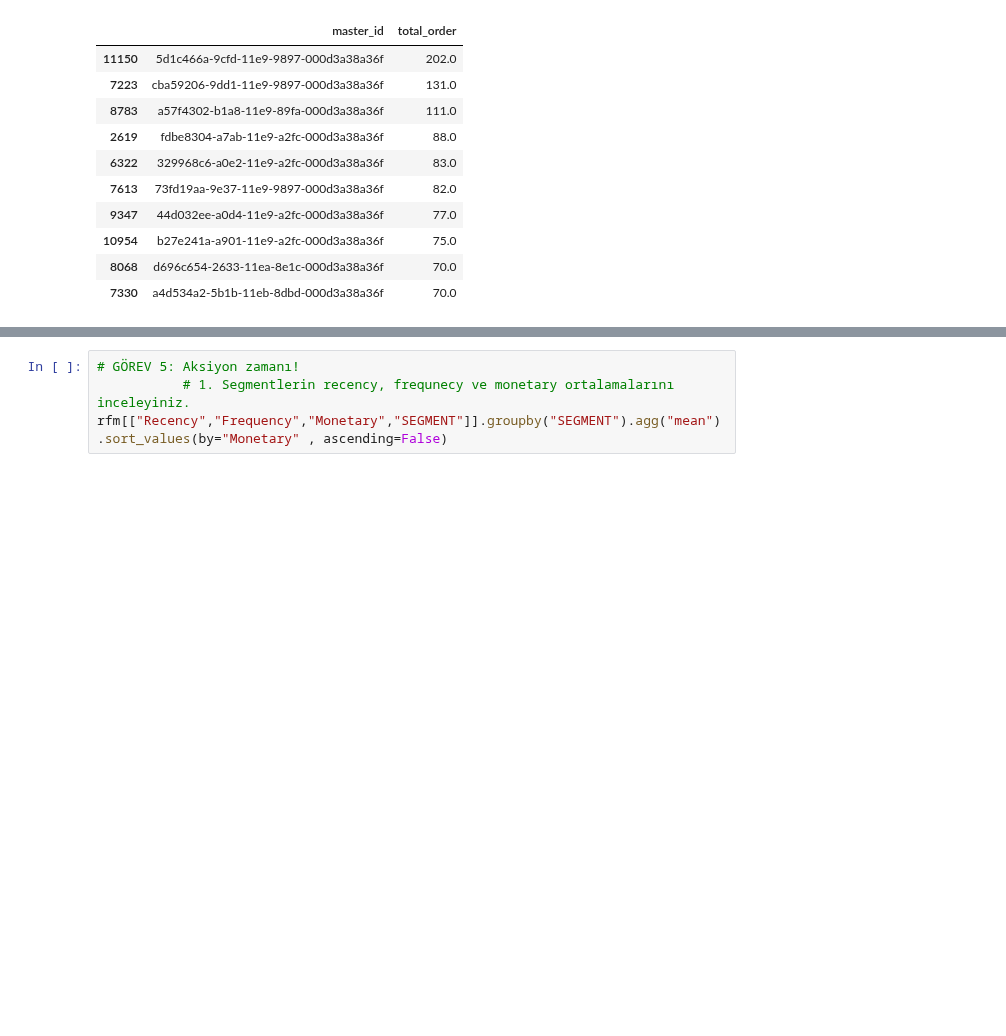
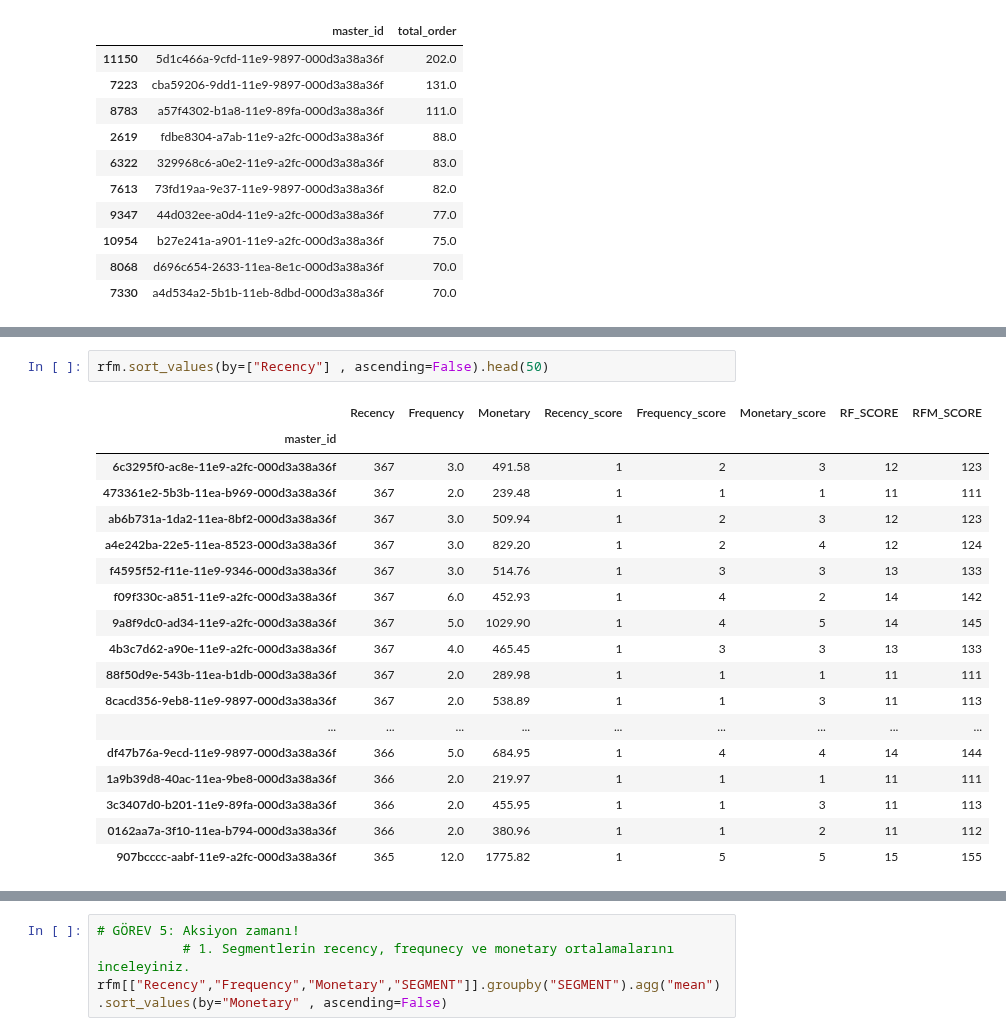
Before and after one commit to ms60/miuul-rfm-hw, a Jupyter notebook: miuul-rfm-hw.ipynb, the cells around one changed output, grey strips where cells are left out. Saved outputs shown, nothing was run; the diff lists cells and outputs as text; blank space fills up the shorter version.

```diff
--- a/miuul-rfm-hw.ipynb
+++ b/miuul-rfm-hw.ipynb
@@ -238,3 +314,24 @@ rfm.head()
+# %%
+rfm.sort_values(by=["Recency"] , ascending=False).head(50)
+# %% [output]
+|  | Recency | Frequency | Monetary | Recency_score | Frequency_score | Monetary_score | RF_SCORE | RFM_SCORE |
+| master_id |  |  |  |  |  |  |  |  |
+| 6c3295f0-ac8e-11e9-a2fc-000d3a38a36f | 367 | 3.0 | 491.58 | 1 | 2 | 3 | 12 | 123 |
+| 473361e2-5b3b-11ea-b969-000d3a38a36f | 367 | 2.0 | 239.48 | 1 | 1 | 1 | 11 | 111 |
+| ab6b731a-1da2-11ea-8bf2-000d3a38a36f | 367 | 3.0 | 509.94 | 1 | 2 | 3 | 12 | 123 |
+| a4e242ba-22e5-11ea-8523-000d3a38a36f | 367 | 3.0 | 829.20 | 1 | 2 | 4 | 12 | 124 |
+| f4595f52-f11e-11e9-9346-000d3a38a36f | 367 | 3.0 | 514.76 | 1 | 3 | 3 | 13 | 133 |
+| f09f330c-a851-11e9-a2fc-000d3a38a36f | 367 | 6.0 | 452.93 | 1 | 4 | 2 | 14 | 142 |
+| 9a8f9dc0-ad34-11e9-a2fc-000d3a38a36f | 367 | 5.0 | 1029.90 | 1 | 4 | 5 | 14 | 145 |
+| 4b3c7d62-a90e-11e9-a2fc-000d3a38a36f | 367 | 4.0 | 465.45 | 1 | 3 | 3 | 13 | 133 |
+| 88f50d9e-543b-11ea-b1db-000d3a38a36f | 367 | 2.0 | 289.98 | 1 | 1 | 1 | 11 | 111 |
+| 8cacd356-9eb8-11e9-9897-000d3a38a36f | 367 | 2.0 | 538.89 | 1 | 1 | 3 | 11 | 113 |
+| ... | ... | ... | ... | ... | ... | ... | ... | ... |
+| df47b76a-9ecd-11e9-9897-000d3a38a36f | 366 | 5.0 | 684.95 | 1 | 4 | 4 | 14 | 144 |
+| 1a9b39d8-40ac-11ea-9be8-000d3a38a36f | 366 | 2.0 | 219.97 | 1 | 1 | 1 | 11 | 111 |
+| 3c3407d0-b201-11e9-89fa-000d3a38a36f | 366 | 2.0 | 455.95 | 1 | 1 | 3 | 11 | 113 |
+| 0162aa7a-3f10-11ea-b794-000d3a38a36f | 366 | 2.0 | 380.96 | 1 | 1 | 2 | 11 | 112 |
+| 907bcccc-aabf-11e9-a2fc-000d3a38a36f | 365 | 12.0 | 1775.82 | 1 | 5 | 5 | 15 | 155 |
 # %%
 # GÖREV 4: RF Skorlarının Segment Olarak Tanımlanması
 seg_map = {
```
Also changed, not shown: parts of 15 cells of this notebook.
